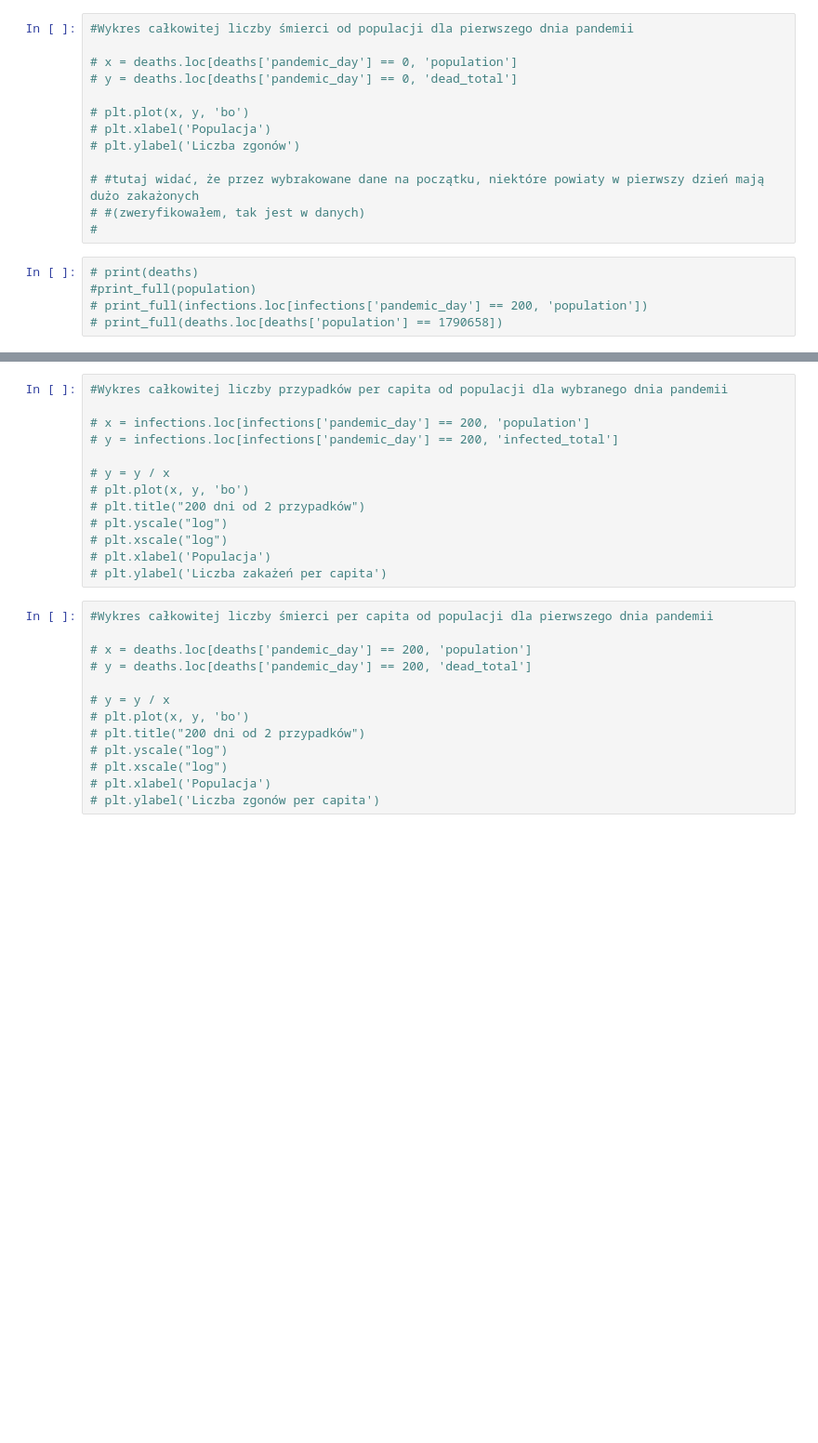
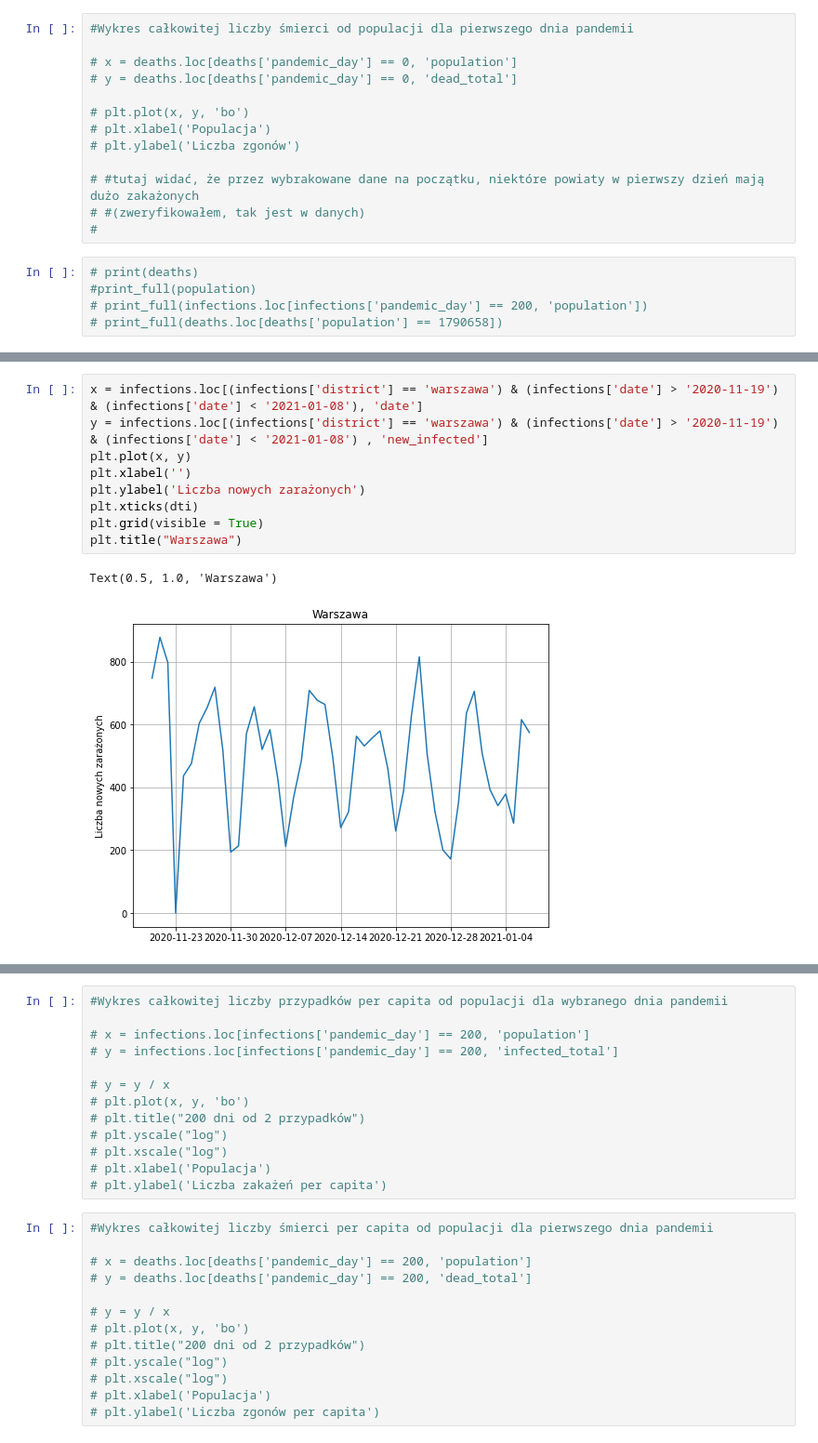
Before and after one commit to mis723/Analiza-COVID-w-Polsce, a Jupyter notebook: analiza_danych.ipynb, the cells around one changed output, grey strips where cells are left out. Shown at 93% size. Drawn from its saved outputs; the diff is of its cells as text; blank space fills up the shorter version.

```diff
--- a/analiza_danych.ipynb
+++ b/analiza_danych.ipynb
@@ -224,0 +203,12 @@ p = 3.2716662715831864e-143
+# %%
+x = infections.loc[(infections['district'] == 'warszawa') & (infections['date'] > '2020-11-19') & (infections['date'] < '2021-01-08'), 'date']
+y = infections.loc[(infections['district'] == 'warszawa') & (infections['date'] > '2020-11-19') & (infections['date'] < '2021-01-08') , 'new_infected']
+plt.plot(x, y)
+plt.xlabel('')
+plt.ylabel('Liczba nowych zarażonych')
+plt.xticks(dti)
+plt.grid(visible = True)
+plt.title("Warszawa")
+# %% [output]
+Text(0.5, 1.0, 'Warszawa')
+[figure, added]
```
Also changed, not shown: parts of 35 cells of this notebook.
